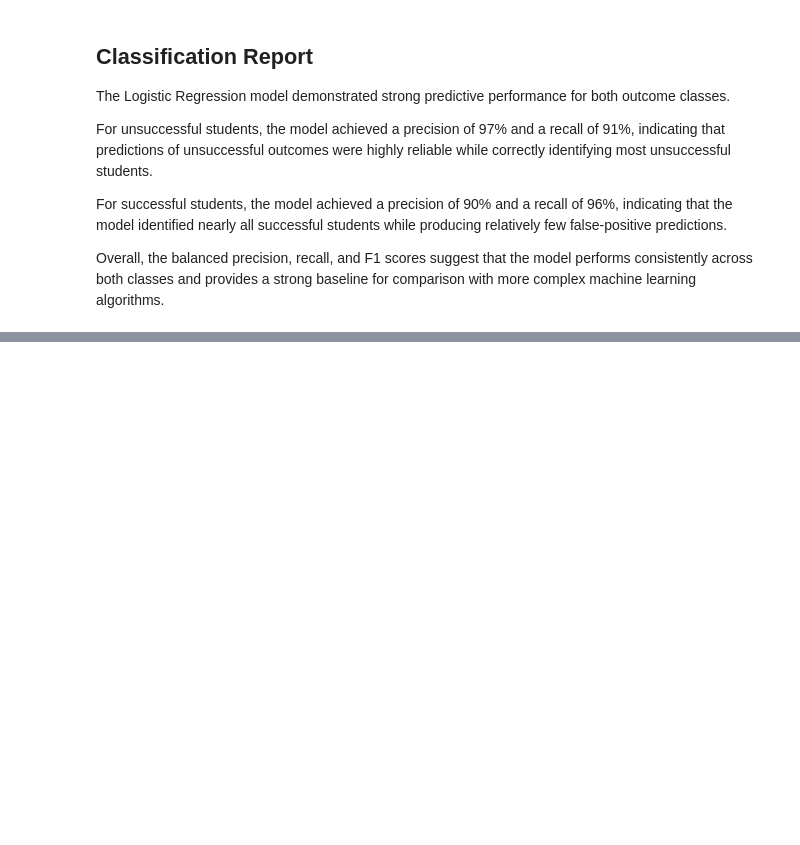
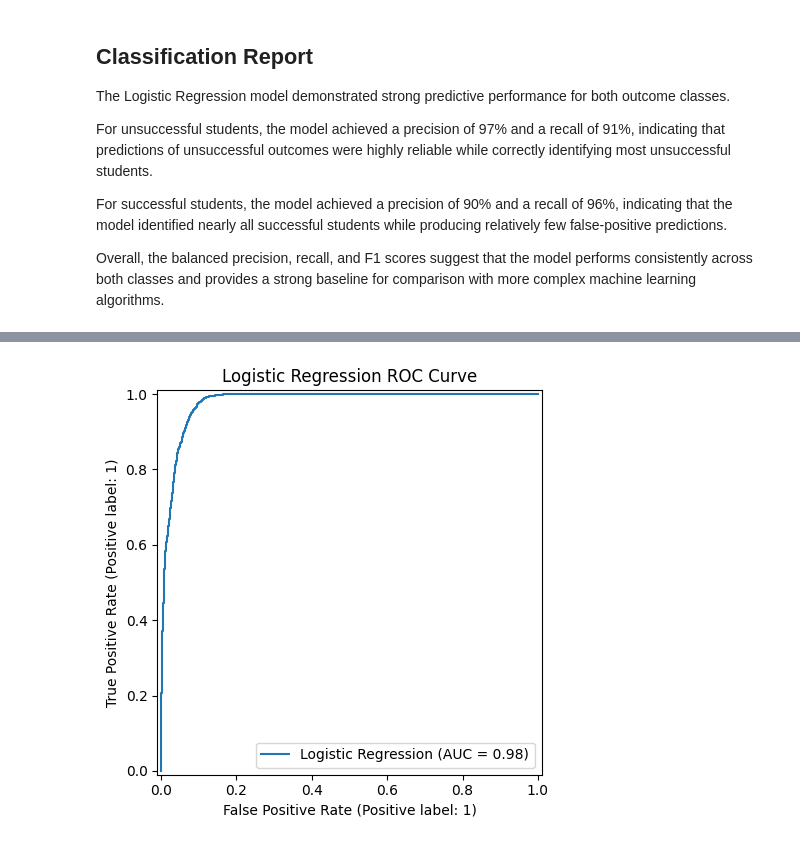
Before and after one commit to maverick8675309/seaid-framework, a Jupyter notebook: Notebooks/03_logistic_regression.ipynb, the cells around one changed output, grey strips where cells are left out. Saved outputs shown, nothing was run; the diff lists cells and outputs as text; code cells hidden in the pictures; blank space fills up the shorter version.

```diff
--- a/Notebooks/03_logistic_regression.ipynb
+++ b/Notebooks/03_logistic_regression.ipynb
@@ -481,0 +493,23 @@ Overall, the balanced precision, recall, and F1 scores suggest that the model pe
+# %%
+RocCurveDisplay.from_predictions(
+    y_test,
+    y_probability,
+    name="Logistic Regression"
+)
+
+plt.title(
+    "Logistic Regression ROC Curve"
+)
+
+plt.tight_layout()
+
+plt.savefig(
+    FIGURES_DIR
+    / "logistic_regression_roc_curve.png",
+    dpi=300,
+    bbox_inches="tight"
+)
+
+plt.show()
+# %% [output]
+[figure, added]
```
Also changed, not shown: parts of 2 cells of this notebook.
